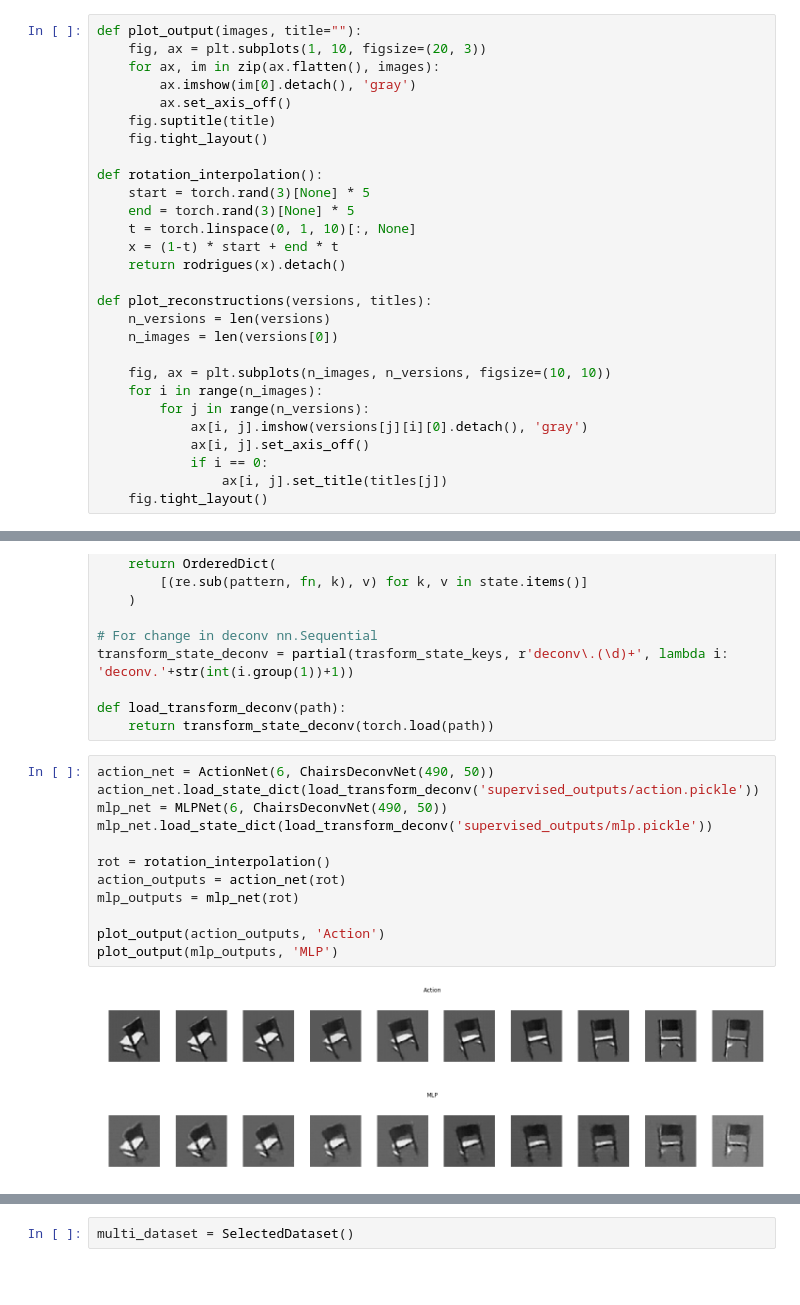
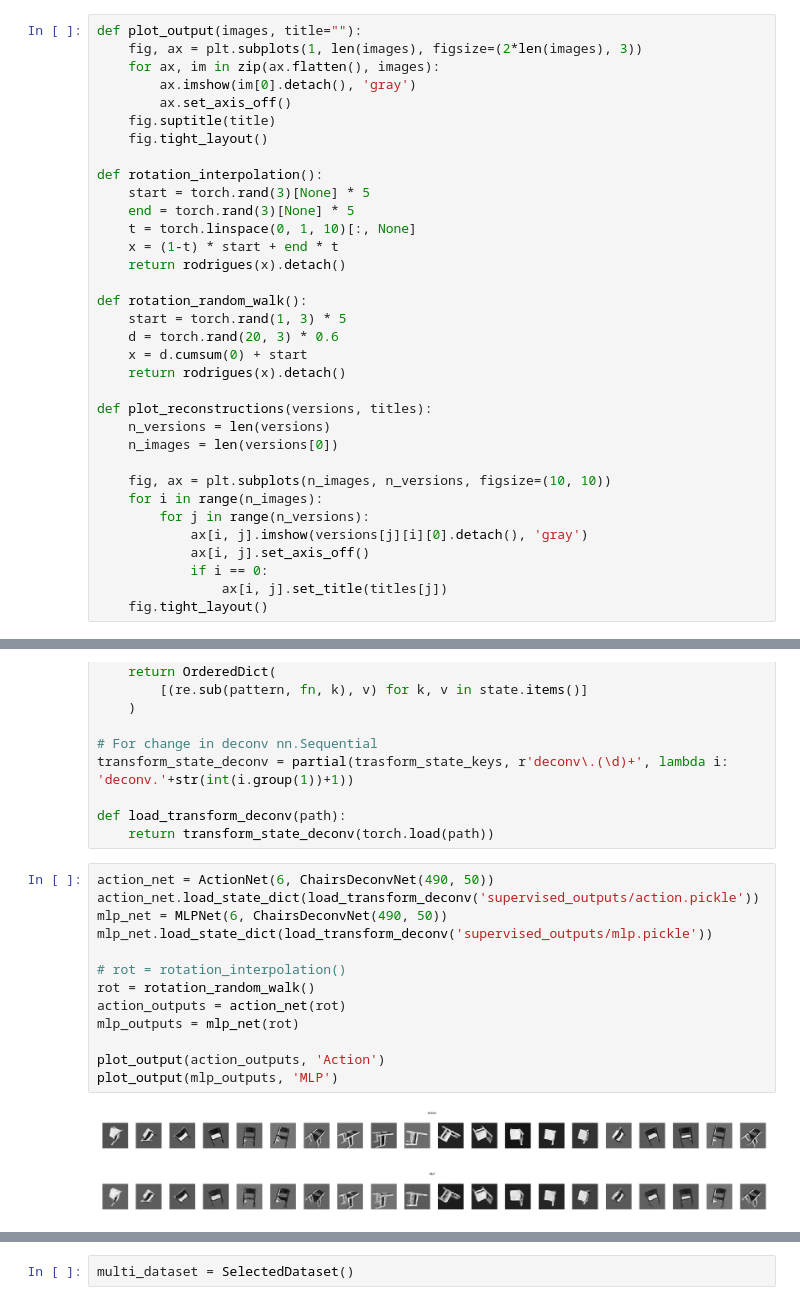
Before and after one commit to pimdh/lie-vae, a Jupyter notebook: supervised_interpolation.ipynb, the cells around one changed output, grey strips where cells are left out. Cells and saved outputs as stored; diff of their text form; blank space fills up the shorter version.

```diff
--- a/supervised_interpolation.ipynb
+++ b/supervised_interpolation.ipynb
@@ -12,7 +12,7 @@ from lie_vae.utils import encode
 from lie_vae.vae import ChairsVAE
 # %%
 def plot_output(images, title=""):
-    fig, ax = plt.subplots(1, 10, figsize=(20, 3))
+    fig, ax = plt.subplots(1, len(images), figsize=(2*len(images), 3))
     for ax, im in zip(ax.flatten(), images):
         ax.imshow(im[0].detach(), 'gray')
         ax.set_axis_off()
@@ -24,6 +24,12 @@ def rotation_interpolation():
     end = torch.rand(3)[None] * 5
     t = torch.linspace(0, 1, 10)[:, None]
     x = (1-t) * start + end * t
+    return rodrigues(x).detach()
+
+def rotation_random_walk():
+    start = torch.rand(1, 3) * 5
+    d = torch.rand(20, 3) * 0.6
+    x = d.cumsum(0) + start
     return rodrigues(x).detach()
 
 def plot_reconstructions(versions, titles):
@@ -56,18 +62,19 @@ def load_transform_deconv(path):
 # %%
 action_net = ActionNet(6, ChairsDeconvNet(490, 50))
 action_net.load_state_dict(load_transform_deconv('supervised_outputs/action.pickle'))
 mlp_net = MLPNet(6, ChairsDeconvNet(490, 50))
 mlp_net.load_state_dict(load_transform_deconv('supervised_outputs/mlp.pickle'))
 
-rot = rotation_interpolation()
+# rot = rotation_interpolation()
+rot = rotation_random_walk()
 action_outputs = action_net(rot)
 mlp_outputs = mlp_net(rot)
 
 plot_output(action_outputs, 'Action')
 plot_output(mlp_outputs, 'MLP')
 # %% [output]
-[figure, old version]
+[figure, new version]
-[figure, old version]
+[figure, new version]
 # %%
 action_net = ActionNet(3, ChairsDeconvNet(160, 50))
 action_net.load_state_dict(load_transform_deconv('ae_outputs/action_100.pickle'))
```
Also changed, not shown: parts of 5 cells of this notebook, 1 other file.
